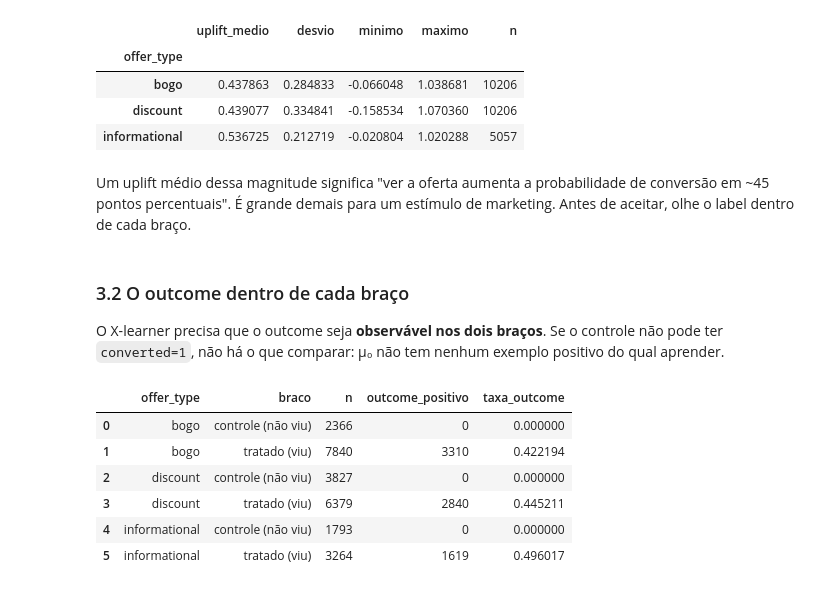
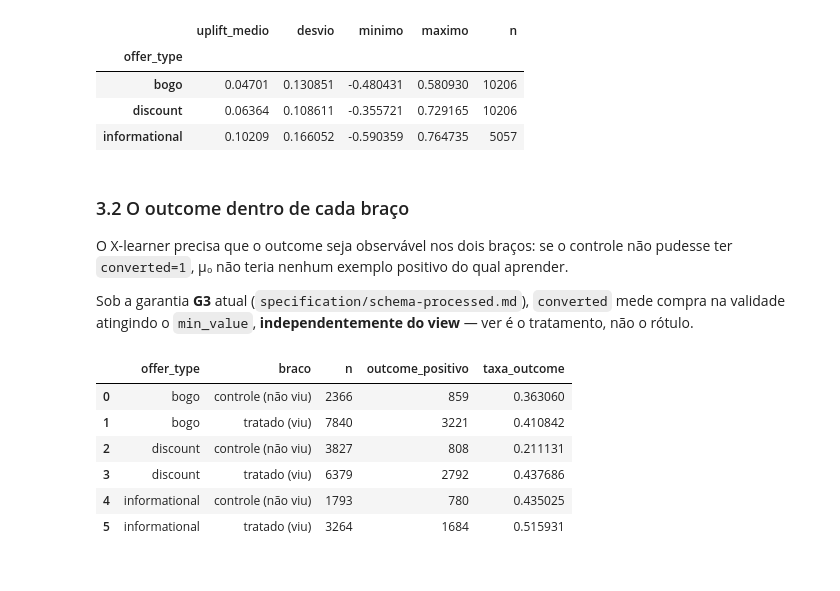
Before and after one commit to caio-olubini/ifood-coupons-uplift, a Jupyter notebook: notebooks/2_modeling.ipynb, the cells around one changed output. Drawn from its saved outputs; the diff is of its cells as text; code cells hidden in the pictures.

```diff
--- a/notebooks/2_modeling.ipynb
+++ b/notebooks/2_modeling.ipynb
@@ -123,37 +111,38 @@ causal grande.
 # %%
 models = uplift.fit_xlearner(train_df, cfg)
 uplift_holdout = uplift.predict(models, holdout_df)
+
+holdout_df["uplift"] = uplift_holdout["uplift"].to_numpy()
 
 por_tipo = (
     uplift_holdout.groupby("offer_type")["uplift"]
     .agg(["mean", "std", "min", "max", "count"])
     .rename(columns={"mean": "uplift_medio", "std": "desvio",
                      "min": "minimo", "max": "maximo", "count": "n"})
 )
 por_tipo
 # %% [output]
 |  | uplift_medio | desvio | minimo | maximo | n |
 | offer_type |  |  |  |  |  |
-| bogo | 0.437863 | 0.284833 | -0.066048 | 1.038681 | 10206 |
-| discount | 0.439077 | 0.334841 | -0.158534 | 1.070360 | 10206 |
-| informational | 0.536725 | 0.212719 | -0.020804 | 1.020288 | 5057 |
+| bogo | 0.04701 | 0.130851 | -0.480431 | 0.580930 | 10206 |
+| discount | 0.06364 | 0.108611 | -0.355721 | 0.729165 | 10206 |
+| informational | 0.10209 | 0.166052 | -0.590359 | 0.764735 | 5057 |
-# %% [markdown]
-Um uplift médio dessa magnitude significa "ver a oferta aumenta a
-probabilidade de conversão em ~45 pontos percentuais". É grande demais para
-um estímulo de marketing. Antes de aceitar, olhe o label dentro de cada braço.
 # %% [markdown]
 ### 3.2 O outcome dentro de cada braço
 
-O X-learner precisa que o outcome seja **observável nos dois braços**. Se o
-controle não pode ter `converted=1`, não há o que comparar: μ₀ não tem nenhum
-exemplo positivo do qual aprender.
+O X-learner precisa que o outcome seja observável nos dois braços: se o controle não
+pudesse ter `converted=1`, μ₀ não teria nenhum exemplo positivo do qual aprender.
+
+Sob a garantia **G3** atual (`specification/schema-processed.md`), `converted` mede
+compra na validade atingindo o `min_value`, **independentemente do view** — ver é o
+tratamento, não o rótulo.
 # %%
 uplift.label_by_arm(holdout_df)
 # %% [output]
 |  | offer_type | braco | n | outcome_positivo | taxa_outcome |
-| 0 | bogo | controle (não viu) | 2366 | 0 | 0.000000 |
-| 1 | bogo | tratado (viu) | 7840 | 3310 | 0.422194 |
-| 2 | discount | controle (não viu) | 3827 | 0 | 0.000000 |
-| 3 | discount | tratado (viu) | 6379 | 2840 | 0.445211 |
-| 4 | informational | controle (não viu) | 1793 | 0 | 0.000000 |
-| 5 | informational | tratado (viu) | 3264 | 1619 | 0.496017 |
+| 0 | bogo | controle (não viu) | 2366 | 859 | 0.363060 |
+| 1 | bogo | tratado (viu) | 7840 | 3221 | 0.410842 |
+| 2 | discount | controle (não viu) | 3827 | 808 | 0.211131 |
+| 3 | discount | tratado (viu) | 6379 | 2792 | 0.437686 |
+| 4 | informational | controle (não viu) | 1793 | 780 | 0.435025 |
+| 5 | informational | tratado (viu) | 3264 | 1684 | 0.515931 |
```
Also changed, not shown: parts of 40 cells of this notebook, 16 other files.
